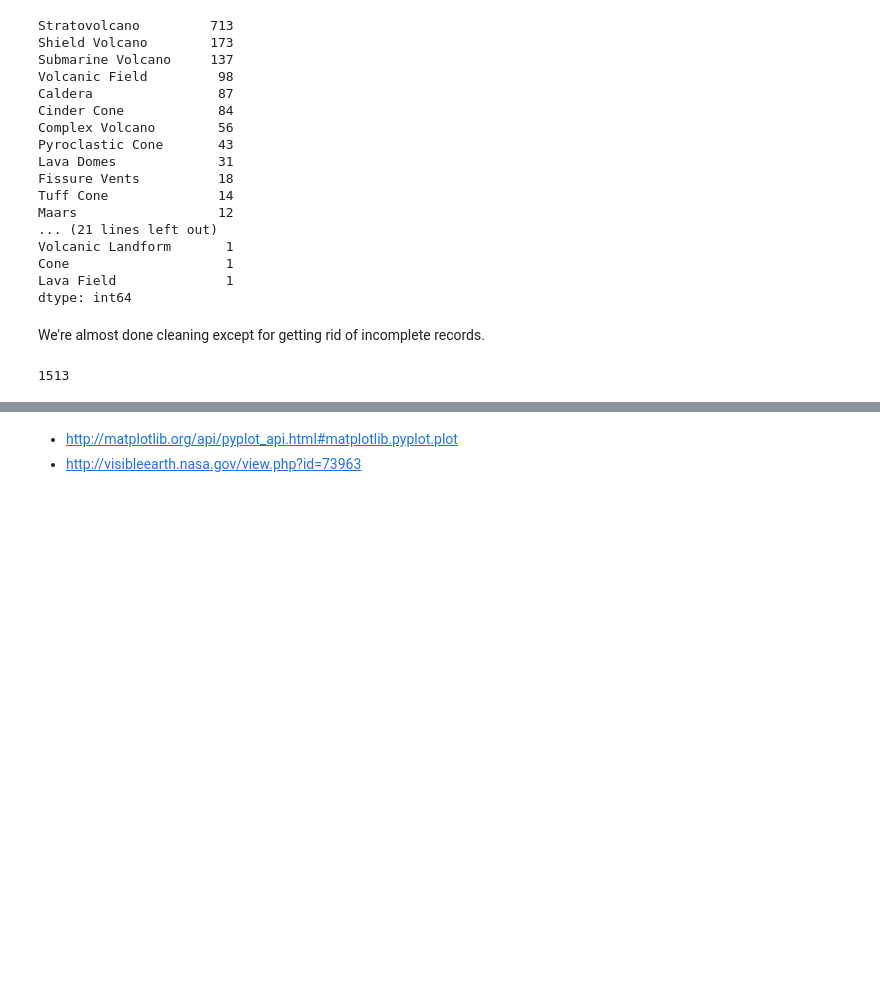
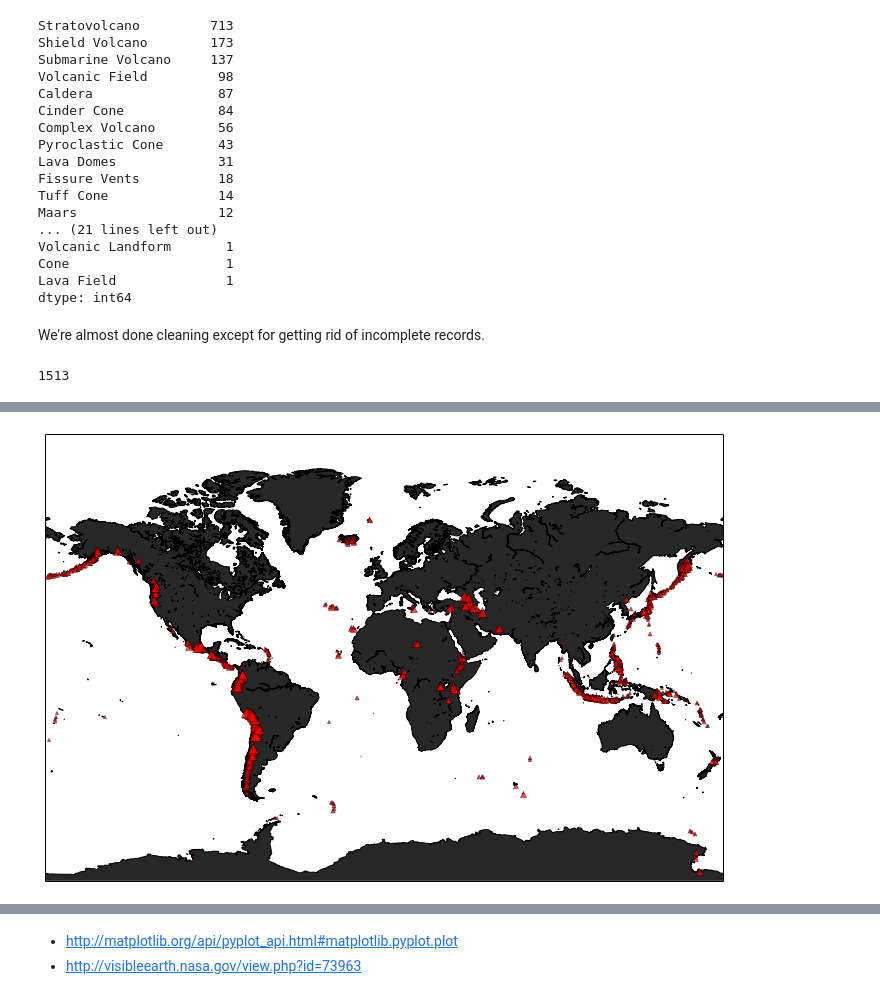
Before and after one commit to yaph/ipython-notebooks, a Jupyter notebook: Mapping Volcanoes.ipynb, the cells around one changed output, grey strips where cells are left out. Saved outputs shown, nothing was run; the diff lists cells and outputs as text; code cells hidden in the pictures; blank space fills up the shorter version.

```diff
--- a/Mapping Volcanoes.ipynb
+++ b/Mapping Volcanoes.ipynb
@@ -169,0 +154,7 @@ plot_map(lons, lats, elevations).warpimage(image='img/raw-bathymetry.jpg', scale
+# %%
+plt.figure(figsize=(16, 8))
+df = df_volc[df_volc['Type'] == 'Stratovolcano']
+plot_map(df['Longitude'], df['Latitude'], df['Elevation (m)'])
+plt.show()
+# %% [output]
+[figure, added]
```
Also changed, not shown: parts of 12 cells of this notebook.
